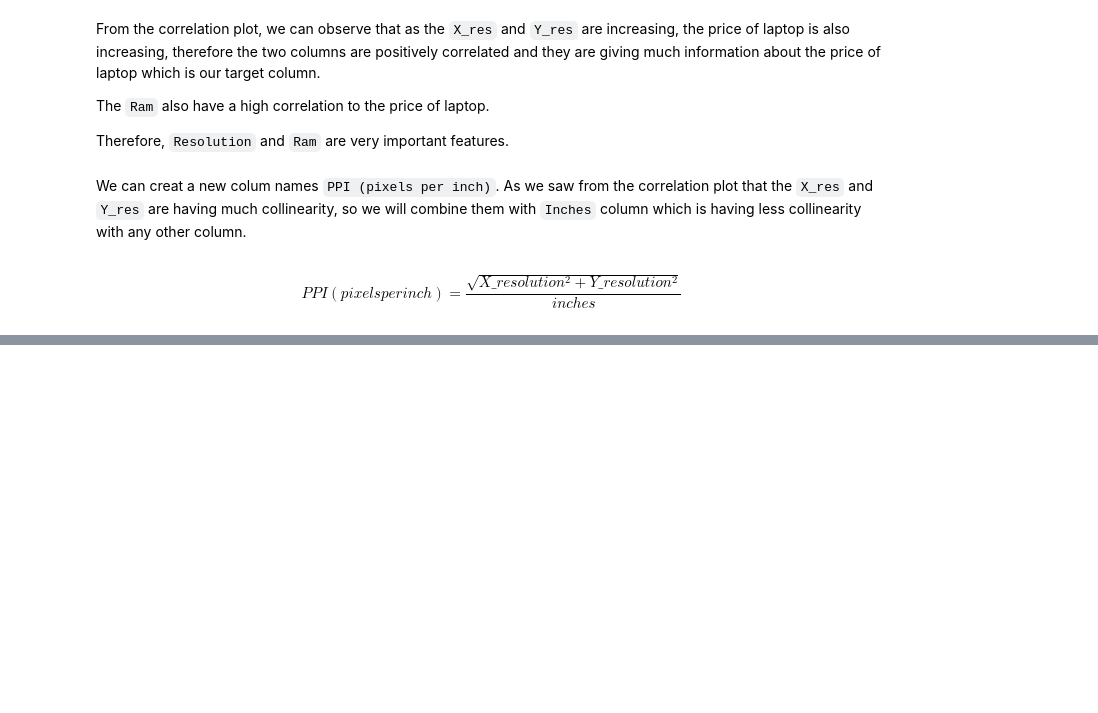
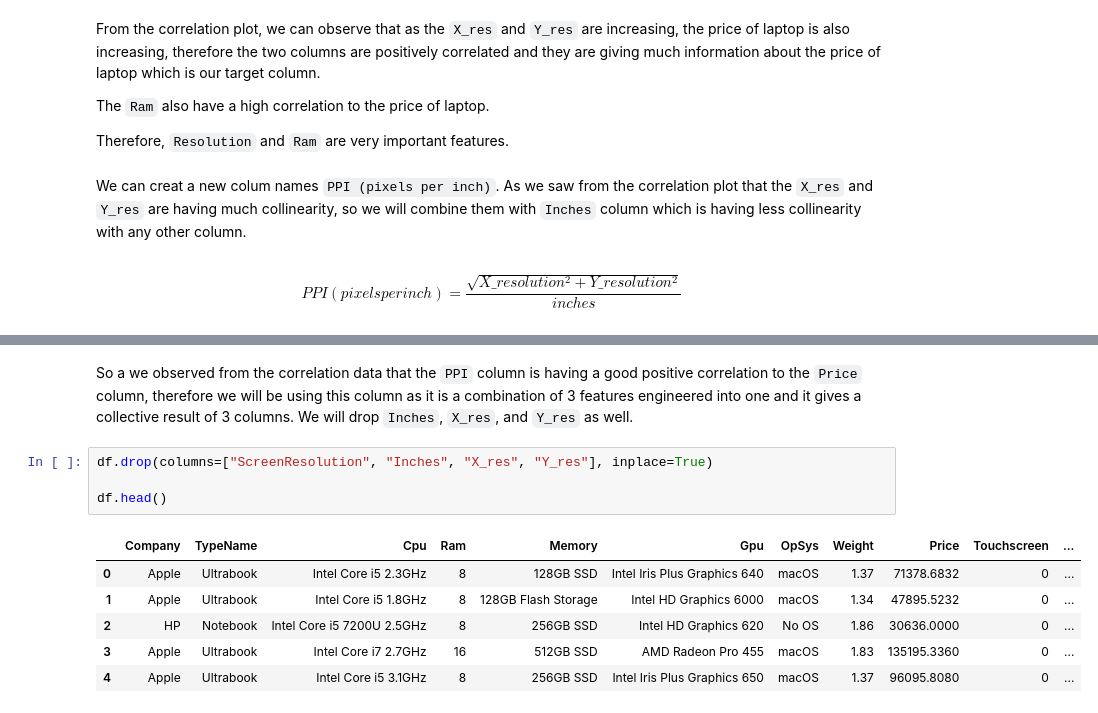
Before and after one commit to lawalsegun2025/laptop_price_predictor, a Jupyter notebook: laptop_price_predictor.ipynb, the cells around one changed output, grey strips where cells are left out. Saved outputs shown, nothing was run; the diff lists cells and outputs as text; blank space fills up the shorter version.

Commit message:
drop irrelivant columns

```diff
--- a/laptop_price_predictor.ipynb
+++ b/laptop_price_predictor.ipynb
@@ -488,0 +502,13 @@ df.head()
+# %% [markdown]
+So a we observed from the correlation data that the `PPI` column is having a good positive correlation to the `Price` column, therefore we will be using this column as it is a combination of 3 features engineered into one and it gives a collective result of 3 columns. We will drop `Inches`, `X_res`, and `Y_res` as well.
+# %%
+df.drop(columns=["ScreenResolution", "Inches", "X_res", "Y_res"], inplace=True)
+
+df.head()
+# %% [output]
+|  | Company | TypeName | Cpu | Ram | Memory | Gpu | OpSys | Weight | Price | Touchscreen | ... |
+| 0 | Apple | Ultrabook | Intel Core i5 2.3GHz | 8 | 128GB SSD | Intel Iris Plus Graphics 640 | macOS | 1.37 | 71378.6832 | 0 | ... |
+| 1 | Apple | Ultrabook | Intel Core i5 1.8GHz | 8 | 128GB Flash Storage | Intel HD Graphics 6000 | macOS | 1.34 | 47895.5232 | 0 | ... |
+| 2 | HP | Notebook | Intel Core i5 7200U 2.5GHz | 8 | 256GB SSD | Intel HD Graphics 620 | No OS | 1.86 | 30636.0000 | 0 | ... |
+| 3 | Apple | Ultrabook | Intel Core i7 2.7GHz | 16 | 512GB SSD | AMD Radeon Pro 455 | macOS | 1.83 | 135195.3360 | 0 | ... |
+| 4 | Apple | Ultrabook | Intel Core i5 3.1GHz | 8 | 256GB SSD | Intel Iris Plus Graphics 650 | macOS | 1.37 | 96095.8080 | 0 | ... |
```
Also changed, not shown: parts of 1 cell of this notebook.
